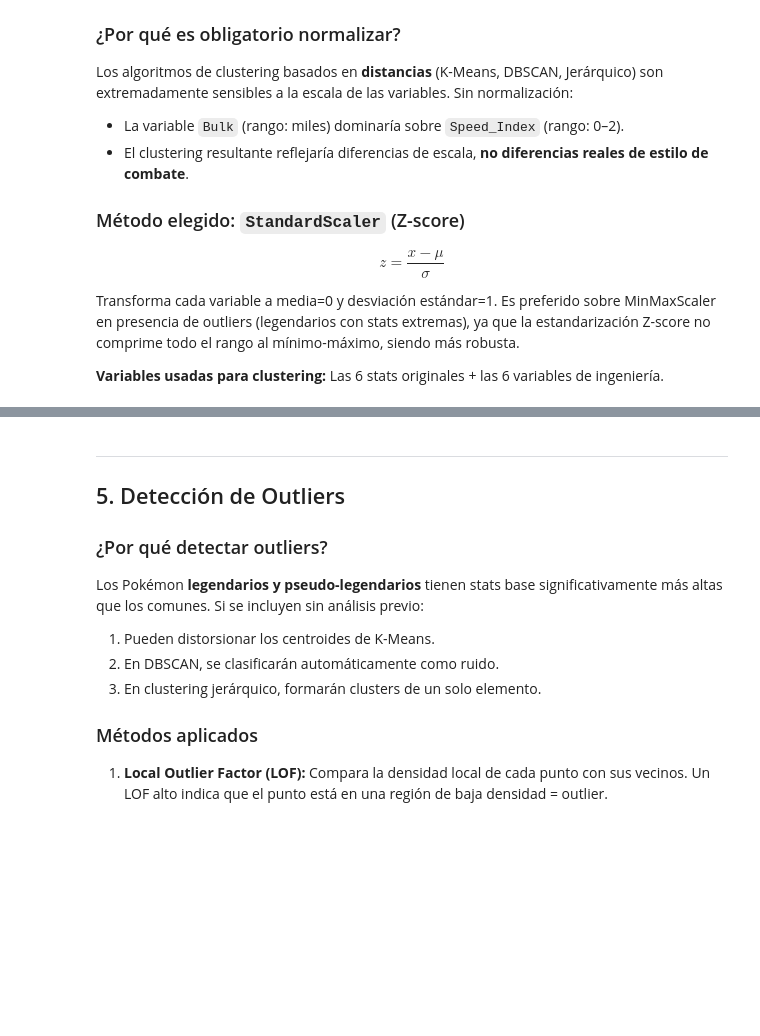
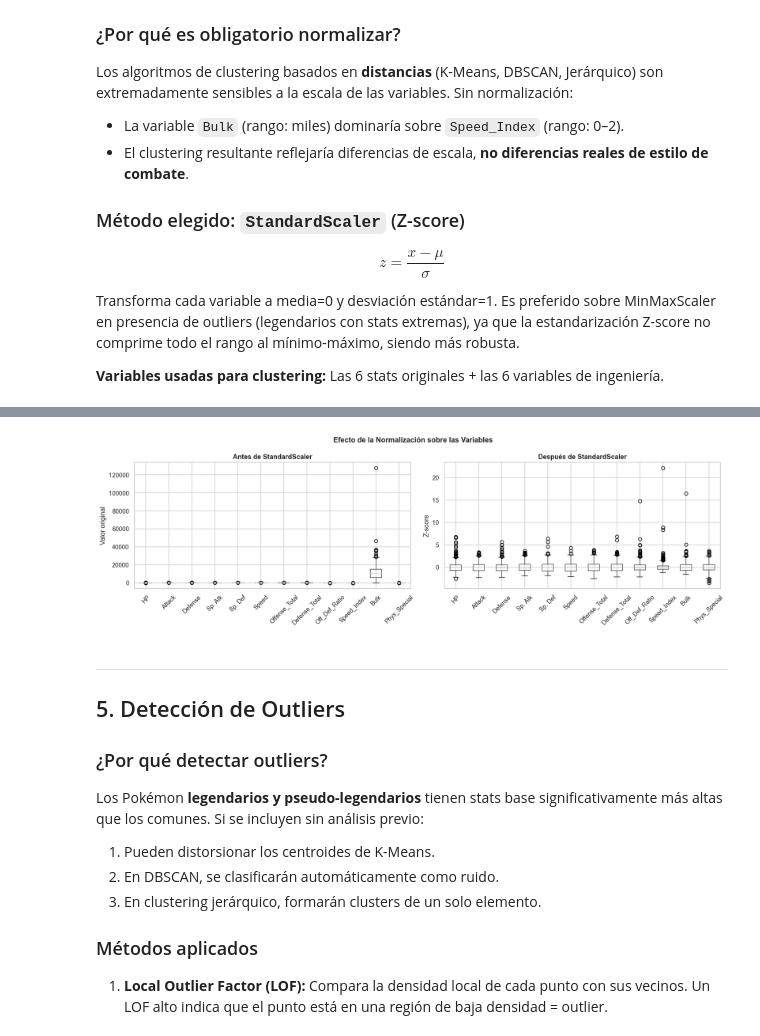
Before and after one commit to ferjomendez/Mineria-de-Datos-Tarea-2, a Jupyter notebook: Pokemon_Clustering.ipynb, the cells around one changed output, grey strips where cells are left out. Saved outputs shown, nothing was run; the diff lists cells and outputs as text; code cells hidden in the pictures; blank space fills up the shorter version.

Commit message:
Update notebook with latest changes and normalization figure
Co-Authored-By: Claude Sonnet 4.6 <noreply@anthropic.com>

```diff
--- a/Pokemon_Clustering.ipynb
+++ b/Pokemon_Clustering.ipynb
@@ -264,19 +375,21 @@ print(df_scaled.describe().round(3))
 # %%
 # Verificación visual: boxplots antes y después
 fig, (ax1, ax2) = plt.subplots(1, 2, figsize=(16, 5))
 
 pd.DataFrame(X_raw, columns=CLUSTER_FEATURES).boxplot(ax=ax1, rot=45)
-ax1.set_title('Antes de escalar', fontweight='bold')
+ax1.set_title('Antes de StandardScaler', fontweight='bold')
 ax1.set_ylabel('Valor original')
 
 df_scaled.boxplot(ax=ax2, rot=45)
 ax2.set_title('Después de StandardScaler', fontweight='bold')
 ax2.set_ylabel('Z-score')
 
 plt.suptitle('Efecto de la Normalización sobre las Variables', fontsize=13, fontweight='bold')
 plt.tight_layout()
 plt.savefig('fig_normalizacion.png', bbox_inches='tight')
 plt.show()
+# %% [output]
+[figure, added]
 # %% [markdown]
 ---
 ## 5. Detección de Outliers
```
Also changed, not shown: parts of 44 cells of this notebook, 1 other file.
